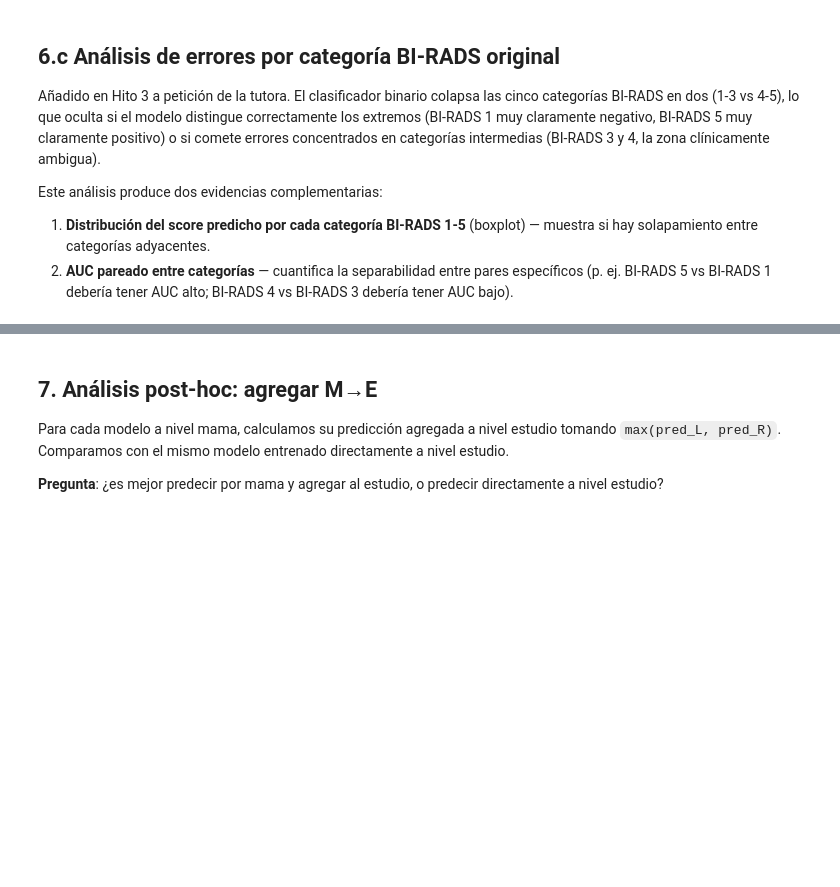
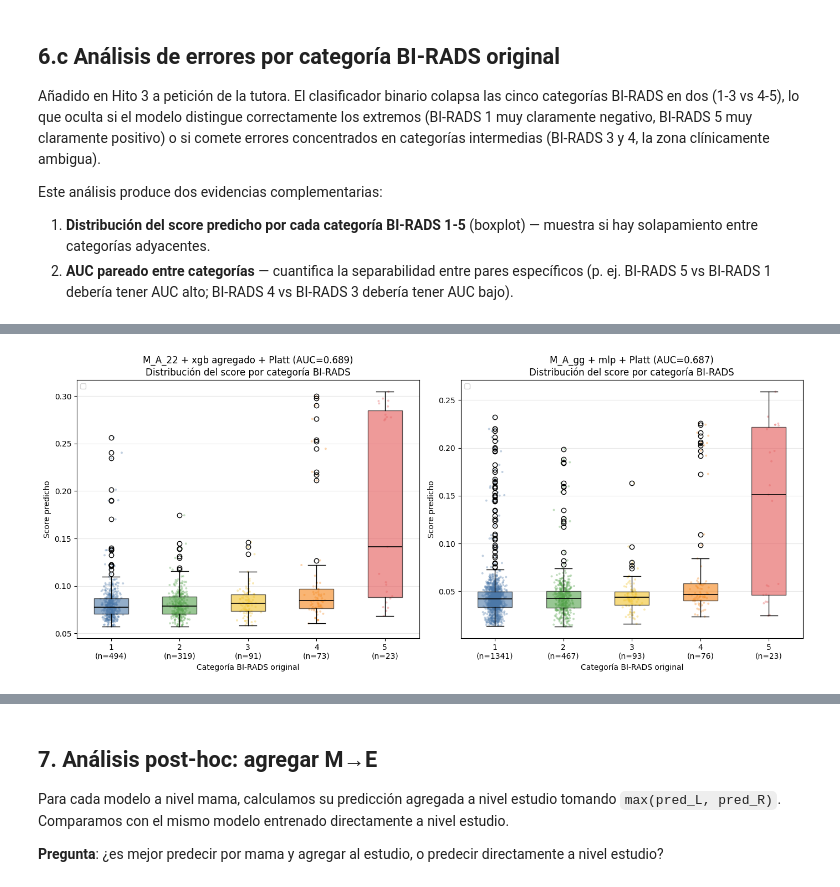
Before and after one commit to vicrdgz/Clasificacion-BIRADS-mamografia-cribado-asymmirai, a Jupyter notebook: notebooks/10_evaluacion_v2.ipynb, the cells around one changed output, grey strips where cells are left out. Drawn from its saved outputs; the diff is of its cells as text; code cells hidden in the pictures; blank space fills up the shorter version.

```diff
--- a/notebooks/10_evaluacion_v2.ipynb
+++ b/notebooks/10_evaluacion_v2.ipynb
@@ -778,0 +674,97 @@ Ese patrón valida clínicamente al modelo: comete errores donde también los co
+# %%
+if HAS_EXTRA_ANNS:
+    # ─────────────────────────────────────────────────────────────────
+    # Modelos a analizar: los DOS MODELOS FINALES calibrados con Platt
+    # (Sección 5.5.2 del TFM). Se cargan los scores calibrados directamente
+    # desde CALIB_DIR (producidos por NB12) en lugar de reconstruirlos.
+    #
+    # Nota: los AUC son idénticos con o sin Platt (transformación monótona),
+    # pero las distribuciones del score cambian: los scores calibrados están
+    # comprimidos cerca de la prevalencia real, coherente con la interpretación
+    # probabilística del modelo final del TFM.
+    # ─────────────────────────────────────────────────────────────────
+    CALIB_DIR = os.path.join(PRED_DIR_V2, 'calibracion_predicciones')
+
+    # 1) Modelo triaje: M_A_22 + xgb agregado a estudio + Platt (calibrado)
+    p_E_final = np.load(os.path.join(CALIB_DIR, 'M_A_22__xgb_agg_E__platt_test.npy'))
+    assert len(p_E_final) == len(y_E_test), 'Desalineación score triaje vs y_E_test'
+
+    # 2) Modelo localización: M_A_gg + mlp a nivel mama + Platt (calibrado)
+    p_M_mlp = np.load(os.path.join(CALIB_DIR, 'M_A_gg__mlp_mama__platt_test.npy'))
+    assert len(p_M_mlp) == len(y_M_test), 'Desalineación score localización vs y_M_test'
+
+    print(f'M_A_22       (estudio, calibrado): AUC global = {roc_auc_score(y_E_test, p_E_final):.4f}')
+    print(f'M_A_gg + mlp (mama, calibrado):    AUC global = {roc_auc_score(y_M_test, p_M_mlp):.4f}')
+
+    # ─── Boxplots con jitter ───
+    fig, axes = plt.subplots(1, 2, figsize=(14, 6))
+    _cats = [1, 2, 3, 4, 5]
+    _colors_bp = ['#4c78a8', '#54a24b', '#f0c22a', '#f58518', '#e45756']
+    _rng = np.random.default_rng(SEED)
+
+    for ax, (score, birads_orig, title, auc_ref) in zip(axes, [
+        (p_E_final, birads_E_orig_test, 'M_A_22 + xgb agregado + Platt', 0.689),
+        (p_M_mlp,   birads_M_orig_test, 'M_A_gg + mlp + Platt', 0.687),
+    ]):
+        data_by_cat = [score[birads_orig == b] for b in _cats]
+        bp = ax.boxplot(data_by_cat, positions=_cats, widths=0.5, patch_artist=True,
+                        medianprops=dict(color='black', linewidth=1.2))
+        for patch, c in zip(bp['boxes'], _colors_bp):
+            patch.set_facecolor(c); patch.set_alpha(0.6)
+        for i, b in enumerate(_cats):
+            data = score[birads_orig == b]
+            x_jitter = _rng.normal(loc=b, scale=0.06, size=len(data))
+            ax.scatter(x_jitter, data, s=8, alpha=0.35, color=_colors_bp[i], edgecolors='none')
+        ax.set_xlabel('Categoría BI-RADS original')
+        ax.set_ylabel('Score predicho')
+        ax.set_title(f'{title} (AUC={auc_ref:.3f})\nDistribución del score por categoría BI-RADS')
+        ax.set_xticks(_cats)
+        ax.set_xticklabels([f'{b}\n(n={(birads_orig==b).sum()})' for b in _cats])
+        ax.legend(loc='upper left', fontsize=9)
+        ax.grid(alpha=0.3, axis='y')
+
+    plt.tight_layout()
+    plt.savefig(os.path.join(PRED_DIR_V2, 'score_por_birads.png'), dpi=150, bbox_inches='tight')
+    plt.show()
+    print('Guardado: score_por_birads.png')
+
+    # ─── AUC pairwise entre categorías ───
+    def _pairwise_auc(scores_pos, scores_neg):
+        if len(scores_pos) < 2 or len(scores_neg) < 2:
+            return np.nan
+        y_pair = np.concatenate([np.ones(len(scores_pos)), np.zeros(len(scores_neg))])
+        s_pair = np.concatenate([scores_pos, scores_neg])
+        return roc_auc_score(y_pair, s_pair)
+
+    pw_rows = []
+    for nombre, score, birads_orig in [
+        ('M_A_22+xgb agregado + Platt', p_E_final, birads_E_orig_test),
+        ('M_A_gg+mlp + Platt',    p_M_mlp,   birads_M_orig_test),
+    ]:
+        for pos_b in [4, 5]:
+            for neg_b in [1, 2, 3]:
+                pos = score[birads_orig == pos_b]
+                neg = score[birads_orig == neg_b]
+                a = _pairwise_auc(pos, neg)
+                pw_rows.append({'modelo': nombre, 'pos_birads': pos_b, 'neg_birads': neg_b,
+                                'n_pos': len(pos), 'n_neg': len(neg), 'auc_pairwise': a})
+
+    df_pw = pd.DataFrame(pw_rows)
+    print('\n=== AUC pareado entre categorías BI-RADS (test hold-out) ===')
+    for nombre in df_pw['modelo'].unique():
+        print(f'\n{nombre}:')
+        sub = df_pw[df_pw['modelo'] == nombre]
+        for _, r in sub.iterrows():
+            print(f'  BI-RADS {r["pos_birads"]} vs {r["neg_birads"]}:  n_pos={r["n_pos"]:3d}  n_neg={r["n_neg"]:4d}  AUC={r["auc_pairwise"]:.4f}')
+
+    df_pw.to_csv(os.path.join(PRED_DIR_V2, 'auc_pairwise_birads.csv'), index=False)
+    print('\nGuardado: auc_pairwise_birads.csv')
+
+    # Interpretación resumida
+    print('\n─── Interpretación ───')
+    print('Se espera que BI-RADS 5 vs 1 tenga AUC alto (extremos bien separados).')
+    print('Se espera que BI-RADS 4 vs 3 tenga AUC más bajo (categorías adyacentes ambiguas).')
+    print('Ese patrón valida clínicamente al modelo: comete errores donde también los cometería el radiólogo.')
+else:
+    print('Análisis por BI-RADS original no disponible (DICOM metadata no encontrado).')
+# %% [output]
@@ -778,0 +773 @@ Ese patrón valida clínicamente al modelo: comete errores donde también los co
+[figure, added]
```
Also changed, not shown: parts of 13 cells of this notebook, 15 other files.
